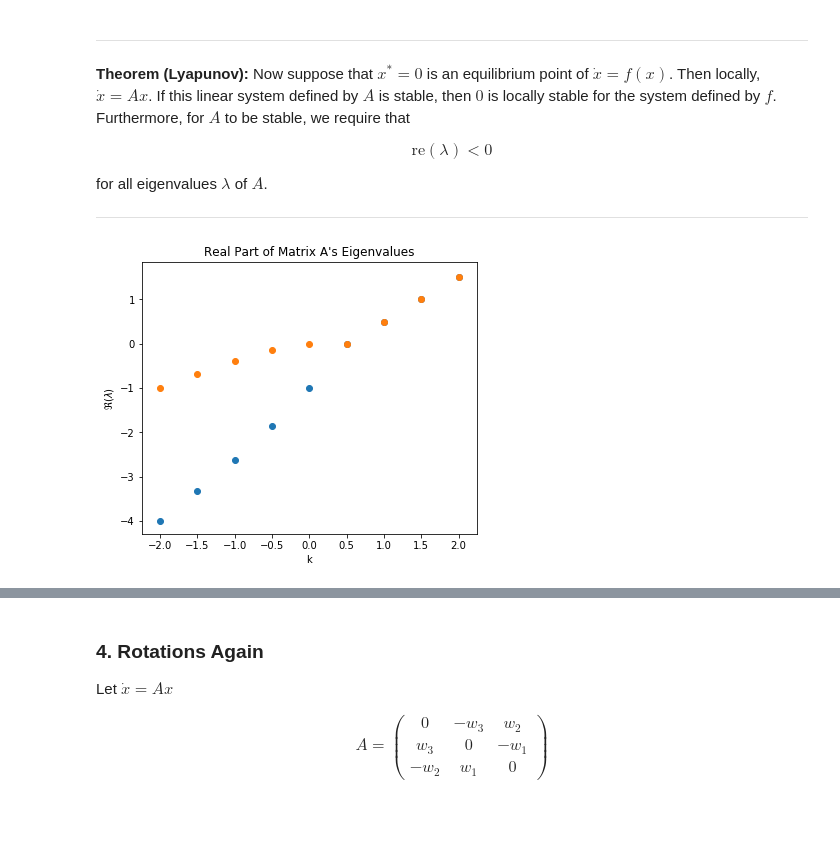
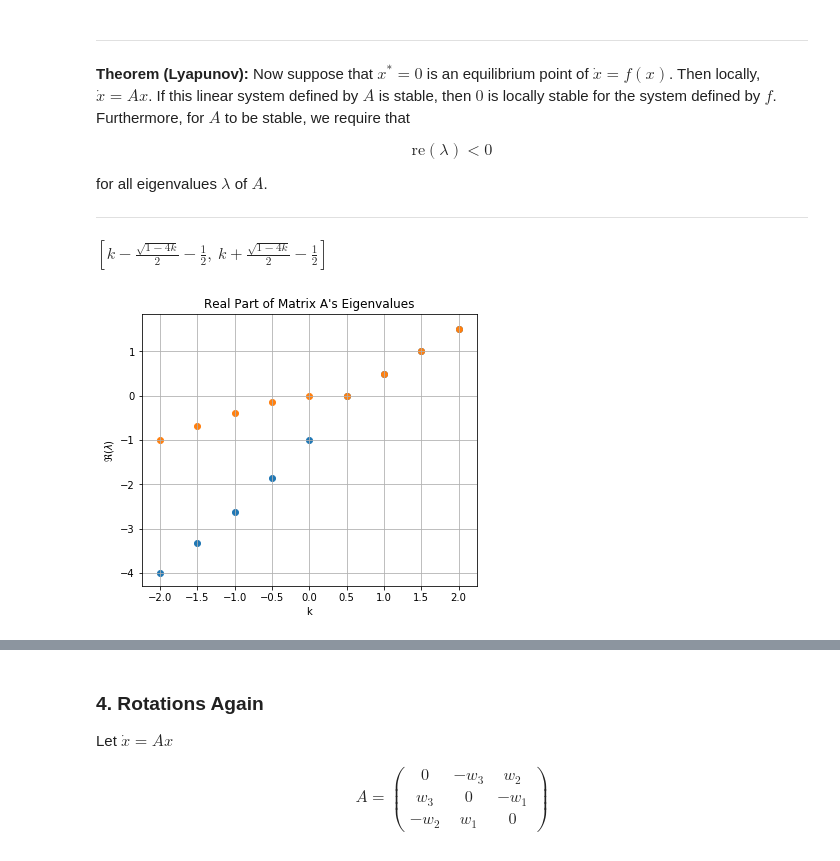
Before and after one commit to kegedy/EE502P, a Jupyter notebook: hw/kevin/HW05.ipynb, the cells around one changed output, grey strips where cells are left out. Drawn from its saved outputs; the diff is of its cells as text; code cells hidden in the pictures; blank space fills up the shorter version.

```diff
--- a/hw/kevin/HW05.ipynb
+++ b/hw/kevin/HW05.ipynb
@@ -470,19 +533,23 @@ A = sp.Matrix([[k,-k],[1,k-1]])
 
 # Find Eigenvalues
 l = list(A.eigenvals().keys())
+l
 eig0 = lambdify(k, l[0])
 eig1 = lambdify(k, l[1])
+# %% [output]
+$\displaystyle \left[ k - \frac{\sqrt{1 - 4 k}}{2} - \frac{1}{2}, \  k + \frac{\sqrt{1 - 4 k}}{2} - \frac{1}{2}\right]$
 # %%
 # Plot
 K = np.linspace(-2,2,9)
 fig, ax = plt.subplots(figsize=(6,5))
 ax.scatter(K,np.real(eig0(K)))
 ax.scatter(K,np.real(eig1(K)))
 
 # Labels
+plt.grid(True)
 ax.set_xlabel('k')
 ax.set_ylabel('$\Re(\lambda)$')
 ax.set_title("Real Part of Matrix A's Eigenvalues");
 # %% [output]
-[figure, old version]
+[figure, new version]
 # %% [markdown]
```
Also changed, not shown: parts of 35 cells of this notebook.
